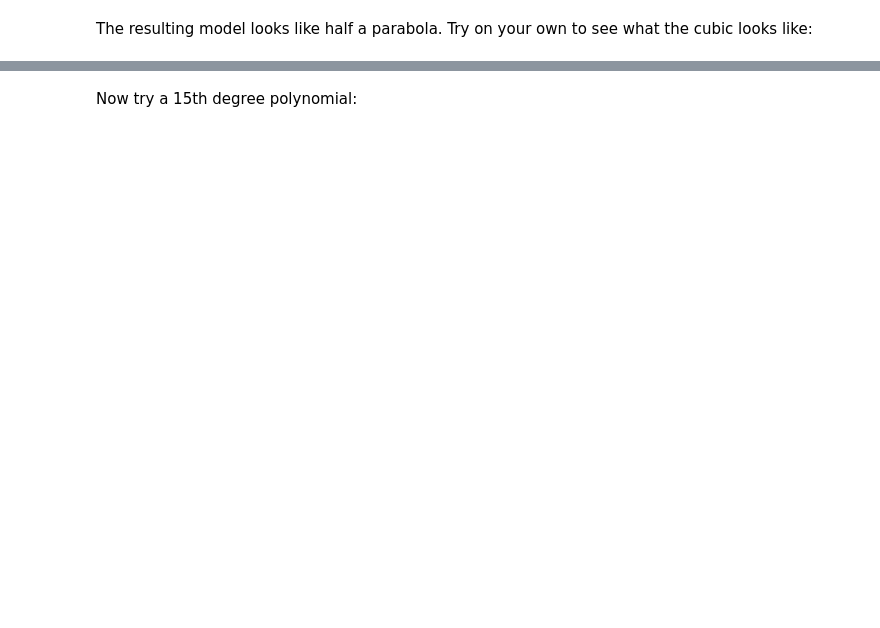
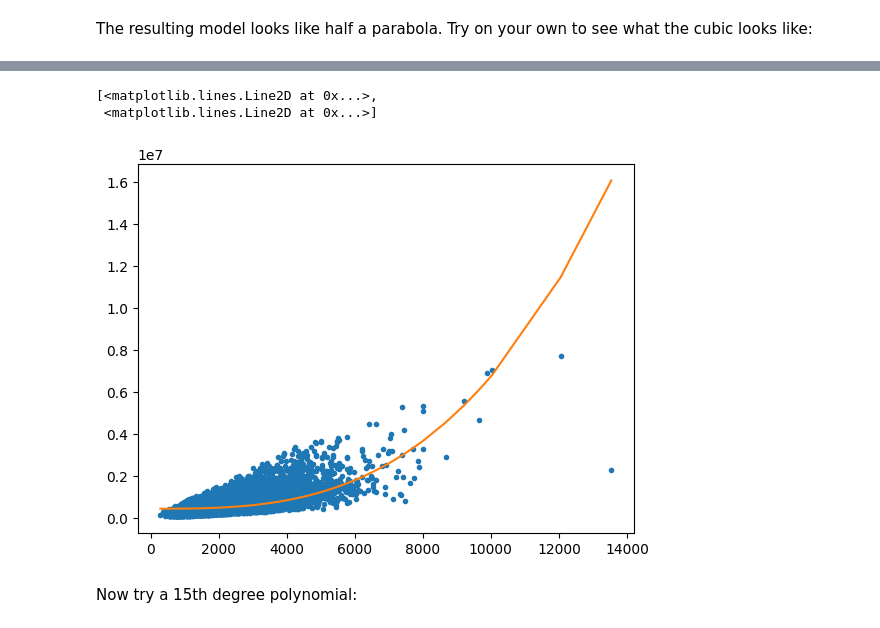
Before and after one commit to cd155/Machine-Learning-Regression, a Jupyter notebook: Module 4/REG03-NB01.ipynb, the cells around one changed output, grey strips where cells are left out. Cells and saved outputs as stored; diff of their text form; code cells hidden in the pictures; blank space fills up the shorter version.

```diff
--- a/Module 4/REG03-NB01.ipynb
+++ b/Module 4/REG03-NB01.ipynb
@@ -161,2 +197,8 @@ plt.plot(poly2_data['power_1'],poly2_data['price'],'.',
 # %% [markdown]
 The resulting model looks like half a parabola. Try on your own to see what the cubic looks like:
+# %%
+poly3_data = polynomial_dataframe(sales['sqft_living'], 3)
+poly3_data['price'] = sales['price'] # add price to the data since it's the target
+model2 = LinearRegression().fit(poly3_data[['power_3']], poly3_data['price'])
+
+poly3_data
@@ -163,2 +219,9 @@ The resulting model looks like half a parabola. Try on your own to see what the
+# %%
+plt.plot(poly3_data['power_1'],poly3_data['price'],'.',
+         poly3_data['power_1'], model2.predict(poly3_data[['power_3']]),'-')
+# %% [output]
+[<matplotlib.lines.Line2D at 0x...>,
+ <matplotlib.lines.Line2D at 0x...>]
+[figure, added]
 # %% [markdown]
 Now try a 15th degree polynomial:
```
Also changed, not shown: parts of 7 cells of this notebook.
